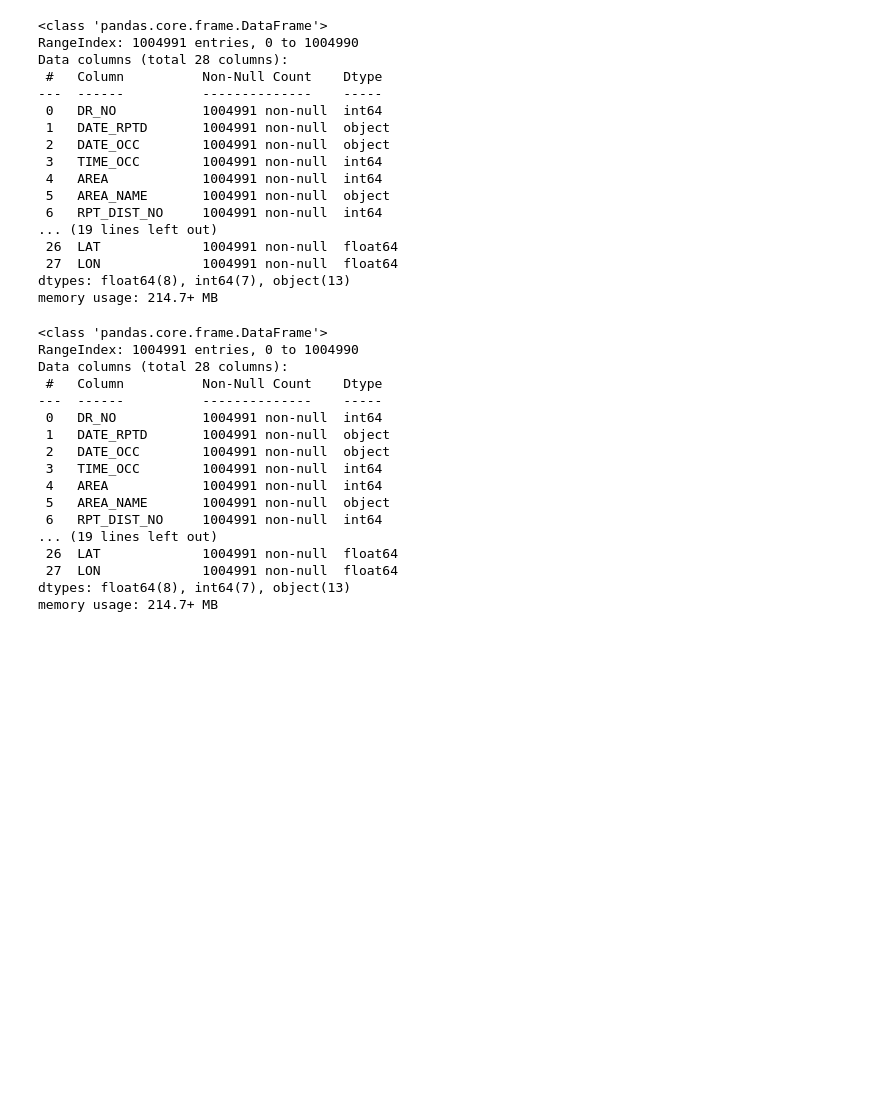
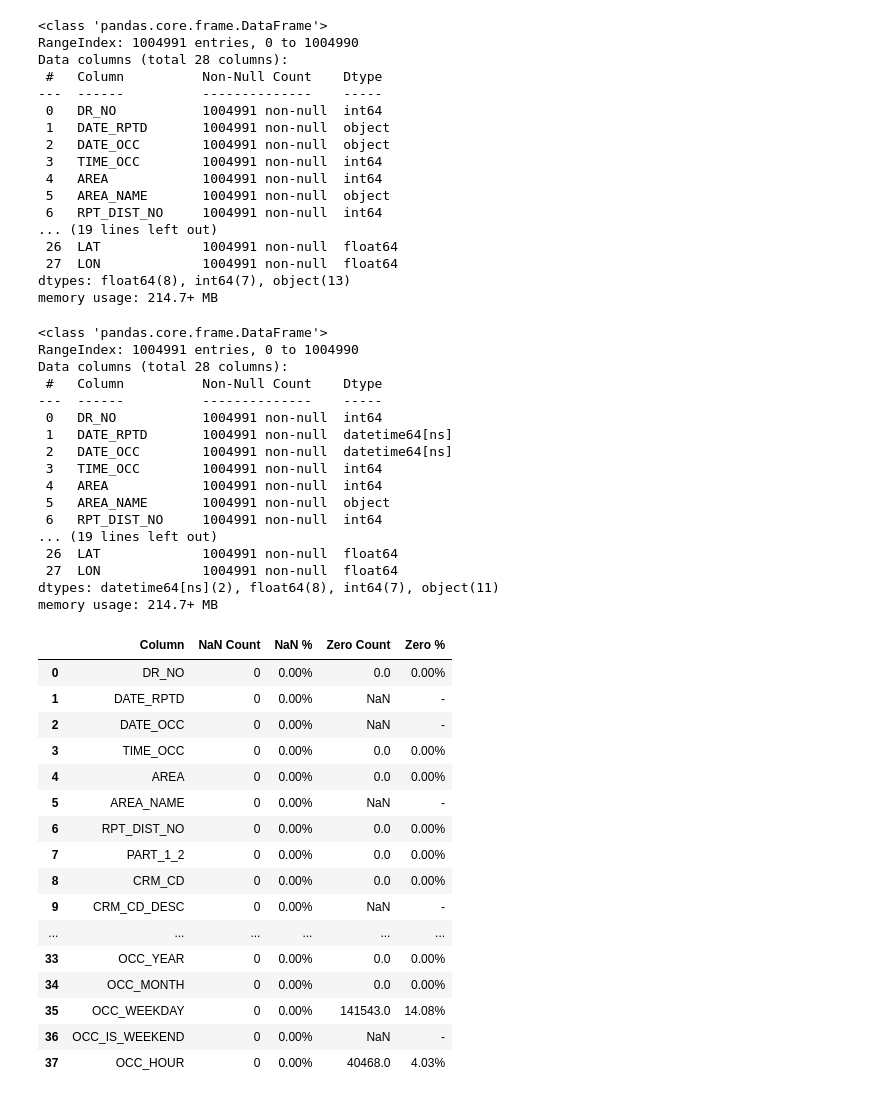
Before and after one commit to wwebpy/CrimeData-LA-EDA, a Jupyter notebook: notebooks/initial_data_exploration.ipynb, the cells around one changed output. Drawn from its saved outputs; the diff is of its cells as text; code cells hidden in the pictures; blank space fills up the shorter version.

Commit message:
nullwerte finden

```diff
--- a/notebooks/initial_data_exploration.ipynb
+++ b/notebooks/initial_data_exploration.ipynb
@@ -121,9 +121,8 @@ dtypes: float64(8), int64(7), object(13)
 memory usage: 214.7+ MB
 # %%
 # Umwandlung object zu datatime
-# .dt.date um nur das Datum zu extrahieren (ohne Zeit, weil das in einer anderen spalte gespeicher ist und nur 00:00:00 angibt)
-data['DATE_RPTD'] = pd.to_datetime(data['DATE_RPTD']).dt.date
-data['DATE_OCC'] = pd.to_datetime(data['DATE_OCC']).dt.date
+data['DATE_RPTD'] = pd.to_datetime(data['DATE_RPTD'])
+data['DATE_OCC'] = pd.to_datetime(data['DATE_OCC'])
 data.info()
 # %% [output]
 <class 'pandas.core.frame.DataFrame'>
@@ -132,8 +131,8 @@ Data columns (total 28 columns):
  #   Column          Non-Null Count    Dtype
 ---  ------          --------------    -----
  0   DR_NO           1004991 non-null  int64
- 1   DATE_RPTD       1004991 non-null  object
- 2   DATE_OCC        1004991 non-null  object
+ 1   DATE_RPTD       1004991 non-null  datetime64[ns]
+ 2   DATE_OCC        1004991 non-null  datetime64[ns]
  3   TIME_OCC        1004991 non-null  int64
  4   AREA            1004991 non-null  int64
  5   AREA_NAME       1004991 non-null  object
@@ -141,5 +140,51 @@ Data columns (total 28 columns):
 ... (19 lines left out)
  26  LAT             1004991 non-null  float64
  27  LON             1004991 non-null  float64
-dtypes: float64(8), int64(7), object(13)
+dtypes: datetime64[ns](2), float64(8), int64(7), object(11)
 memory usage: 214.7+ MB
+# %%
+# Spalten auf Nullwerte und NAN überprüfen
+def zero_and_nan_report(df):
+    results = []
+    total = len(df)
+
+    for col in df.columns:
+        # NaN
+        nan_count = df[col].isna().sum()
+
+        # Zero only for numeric
+        zero_count = (df[col] == 0).sum() if pd.api.types.is_numeric_dtype(df[col]) else None
+
+        results.append([
+            col,
+            nan_count,
+            f"{nan_count/total:.2%}",
+            zero_count,
+            f"{zero_count/total:.2%}" if zero_count is not None else '-'
+        ])
+
+    return pd.DataFrame(
+        results,
+        columns=['Column', 'NaN Count', 'NaN %', 'Zero Count', 'Zero %']
+    )
+
+report = zero_and_nan_report(data)
+report
+# %% [output]
+|  | Column | NaN Count | NaN % | Zero Count | Zero % |
+| 0 | DR_NO | 0 | 0.00% | 0.0 | 0.00% |
+| 1 | DATE_RPTD | 0 | 0.00% | NaN | - |
+| 2 | DATE_OCC | 0 | 0.00% | NaN | - |
+| 3 | TIME_OCC | 0 | 0.00% | 0.0 | 0.00% |
+| 4 | AREA | 0 | 0.00% | 0.0 | 0.00% |
+| 5 | AREA_NAME | 0 | 0.00% | NaN | - |
+| 6 | RPT_DIST_NO | 0 | 0.00% | 0.0 | 0.00% |
+| 7 | PART_1_2 | 0 | 0.00% | 0.0 | 0.00% |
+| 8 | CRM_CD | 0 | 0.00% | 0.0 | 0.00% |
+| 9 | CRM_CD_DESC | 0 | 0.00% | NaN | - |
+| ... | ... | ... | ... | ... | ... |
+| 33 | OCC_YEAR | 0 | 0.00% | 0.0 | 0.00% |
+| 34 | OCC_MONTH | 0 | 0.00% | 0.0 | 0.00% |
+| 35 | OCC_WEEKDAY | 0 | 0.00% | 141543.0 | 14.08% |
+| 36 | OCC_IS_WEEKEND | 0 | 0.00% | NaN | - |
+| 37 | OCC_HOUR | 0 | 0.00% | 40468.0 | 4.03% |
```
Also changed, not shown: parts of 2 cells of this notebook.
